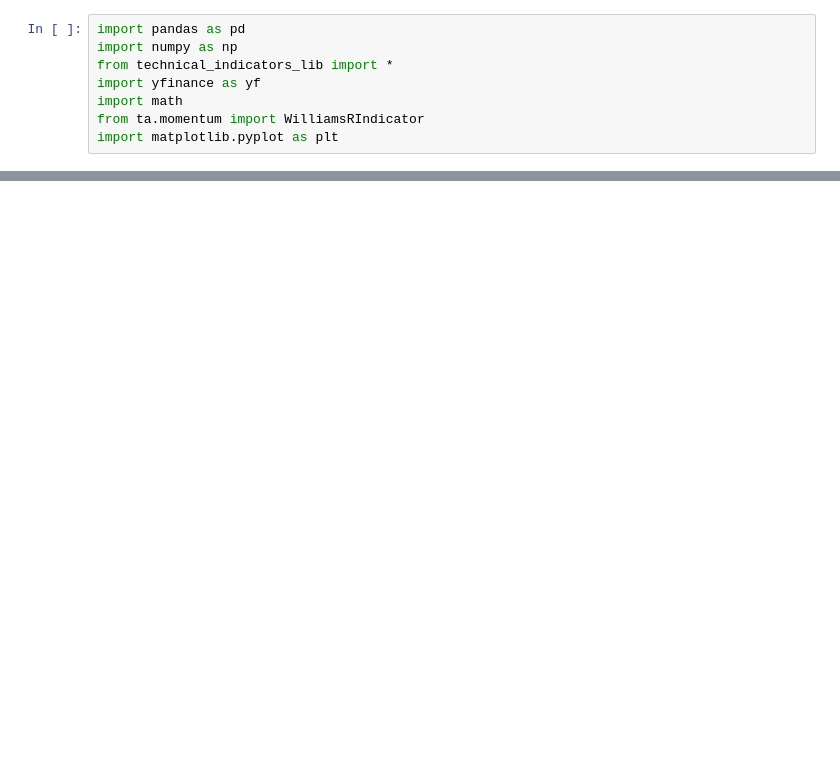
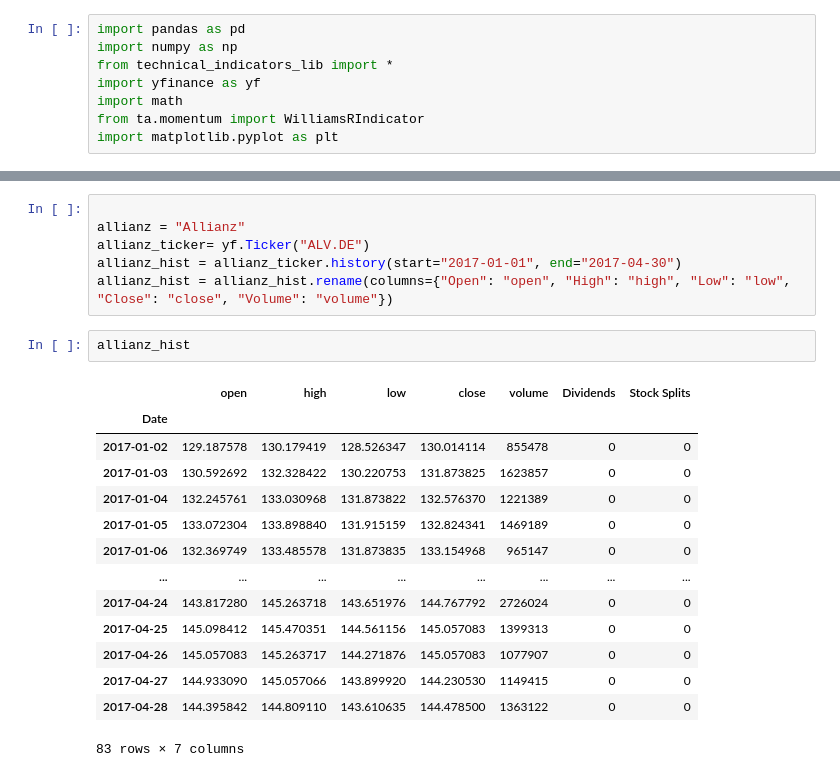
Before and after one commit to maldwg/shares, a Jupyter notebook: Shares.ipynb, the cells around one changed output, grey strips where cells are left out. Cells and saved outputs as stored; diff of their text form; blank space fills up the shorter version.

```diff
--- a/Shares.ipynb
+++ b/Shares.ipynb
@@ -514,0 +910,23 @@ merge(stocks, names)
+# %%
+
+allianz = "Allianz"
+allianz_ticker= yf.Ticker("ALV.DE")
+allianz_hist = allianz_ticker.history(start="2017-01-01", end="2017-04-30")
+allianz_hist = allianz_hist.rename(columns={"Open": "open", "High": "high", "Low": "low", "Close": "close", "Volume": "volume"})
+# %%
+allianz_hist
+# %% [output]
+|  | open | high | low | close | volume | Dividends | Stock Splits |
+| Date |  |  |  |  |  |  |  |
+| 2017-01-02 | 129.187578 | 130.179419 | 128.526347 | 130.014114 | 855478 | 0 | 0 |
+| 2017-01-03 | 130.592692 | 132.328422 | 130.220753 | 131.873825 | 1623857 | 0 | 0 |
+| 2017-01-04 | 132.245761 | 133.030968 | 131.873822 | 132.576370 | 1221389 | 0 | 0 |
+| 2017-01-05 | 133.072304 | 133.898840 | 131.915159 | 132.824341 | 1469189 | 0 | 0 |
+| 2017-01-06 | 132.369749 | 133.485578 | 131.873835 | 133.154968 | 965147 | 0 | 0 |
+| ... | ... | ... | ... | ... | ... | ... | ... |
+| 2017-04-24 | 143.817280 | 145.263718 | 143.651976 | 144.767792 | 2726024 | 0 | 0 |
+| 2017-04-25 | 145.098412 | 145.470351 | 144.561156 | 145.057083 | 1399313 | 0 | 0 |
+| 2017-04-26 | 145.057083 | 145.263717 | 144.271876 | 145.057083 | 1077907 | 0 | 0 |
+| 2017-04-27 | 144.933090 | 145.057066 | 143.899920 | 144.230530 | 1149415 | 0 | 0 |
+| 2017-04-28 | 144.395842 | 144.809110 | 143.610635 | 144.478500 | 1363122 | 0 | 0 |
+83 rows × 7 columns
```
Also changed, not shown: parts of 16 cells of this notebook.
